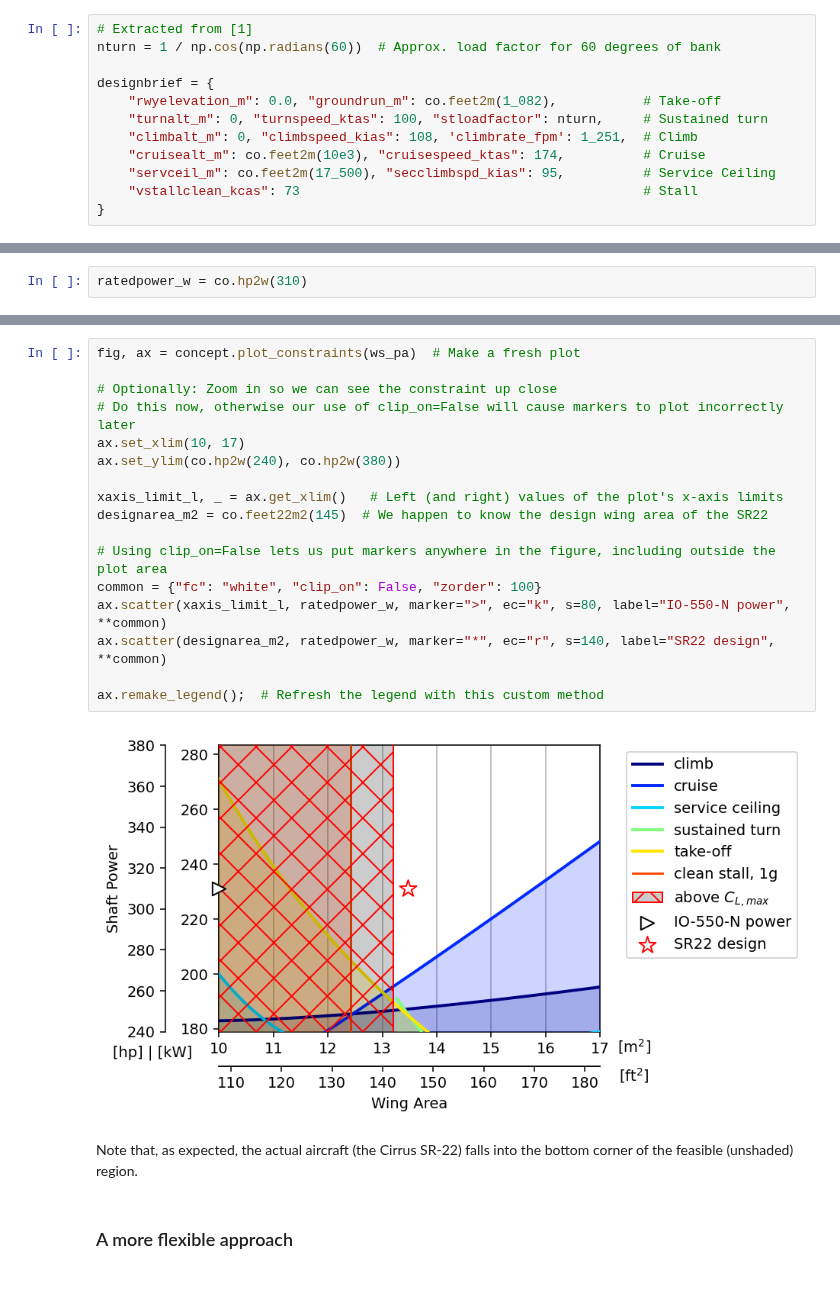
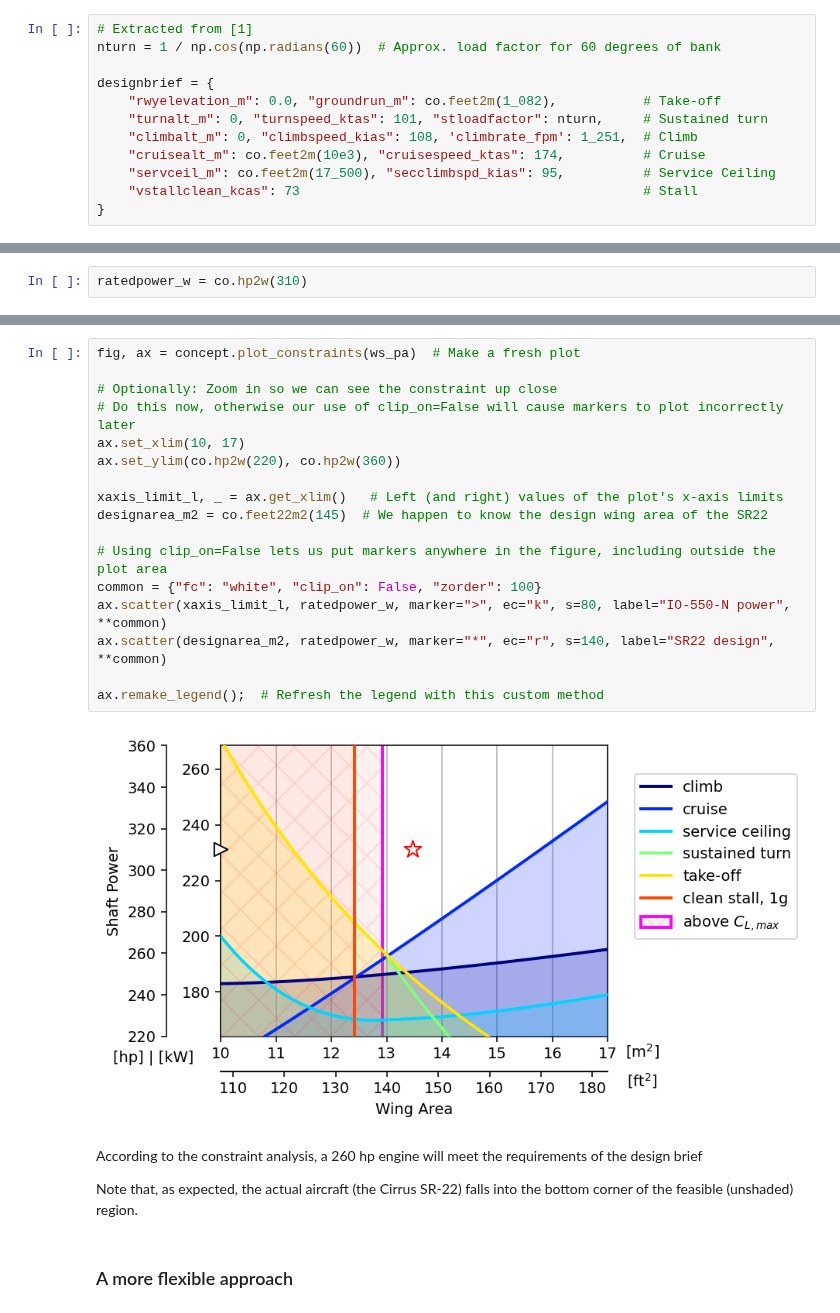
Before and after one commit to yaseen157/ADRpy, a Jupyter notebook: docs/ADRpy/notebooks/Example - Constraint Analysis of the Cirrus SR22.ipynb, the cells around one changed output, grey strips where cells are left out. Cells and saved outputs as stored; diff of their text form; blank space fills up the shorter version.

Commit message:
Cleaned-up docs, added V-n diagrams

```diff
--- a/docs/ADRpy/notebooks/Example - Constraint Analysis of the Cirrus SR22.ipynb
+++ b/docs/ADRpy/notebooks/Example - Constraint Analysis of the Cirrus SR22.ipynb
@@ -32,7 +32,7 @@ nturn = 1 / np.cos(np.radians(60))  # Approx. load factor for 60 degrees of bank
 
 designbrief = {
     "rwyelevation_m": 0.0, "groundrun_m": co.feet2m(1_082),           # Take-off
-    "turnalt_m": 0, "turnspeed_ktas": 100, "stloadfactor": nturn,     # Sustained turn
+    "turnalt_m": 0, "turnspeed_ktas": 101, "stloadfactor": nturn,     # Sustained turn
     "climbalt_m": 0, "climbspeed_kias": 108, 'climbrate_fpm': 1_251,  # Climb
     "cruisealt_m": co.feet2m(10e3), "cruisespeed_ktas": 174,          # Cruise
     "servceil_m": co.feet2m(17_500), "secclimbspd_kias": 95,          # Service Ceiling
@@ -119,23 +122,25 @@ It's worth noting that the `ax` object is always constructed with SI base units
 # %%
 fig, ax = concept.plot_constraints(ws_pa)  # Make a fresh plot
 
 # Optionally: Zoom in so we can see the constraint up close
 # Do this now, otherwise our use of clip_on=False will cause markers to plot incorrectly later
 ax.set_xlim(10, 17)
-ax.set_ylim(co.hp2w(240), co.hp2w(380))
+ax.set_ylim(co.hp2w(220), co.hp2w(360))
 
 xaxis_limit_l, _ = ax.get_xlim()   # Left (and right) values of the plot's x-axis limits
 designarea_m2 = co.feet22m2(145)  # We happen to know the design wing area of the SR22
 
 # Using clip_on=False lets us put markers anywhere in the figure, including outside the plot area
 common = {"fc": "white", "clip_on": False, "zorder": 100}
 ax.scatter(xaxis_limit_l, ratedpower_w, marker=">", ec="k", s=80, label="IO-550-N power", **common)
 ax.scatter(designarea_m2, ratedpower_w, marker="*", ec="r", s=140, label="SR22 design", **common)
 
 ax.remake_legend();  # Refresh the legend with this custom method
 # %% [output]
-[figure, old version]
+[figure, new version]
 # %% [markdown]
+According to the constraint analysis, a 260 hp engine will meet the requirements of the design brief
+
 Note that, as expected, the actual aircraft (the Cirrus SR-22) falls into the bottom corner of the feasible (unshaded) region.
 # %% [markdown]
 ### A more flexible approach
```
Also changed, not shown: parts of 17 cells of this notebook, 14 other files.
